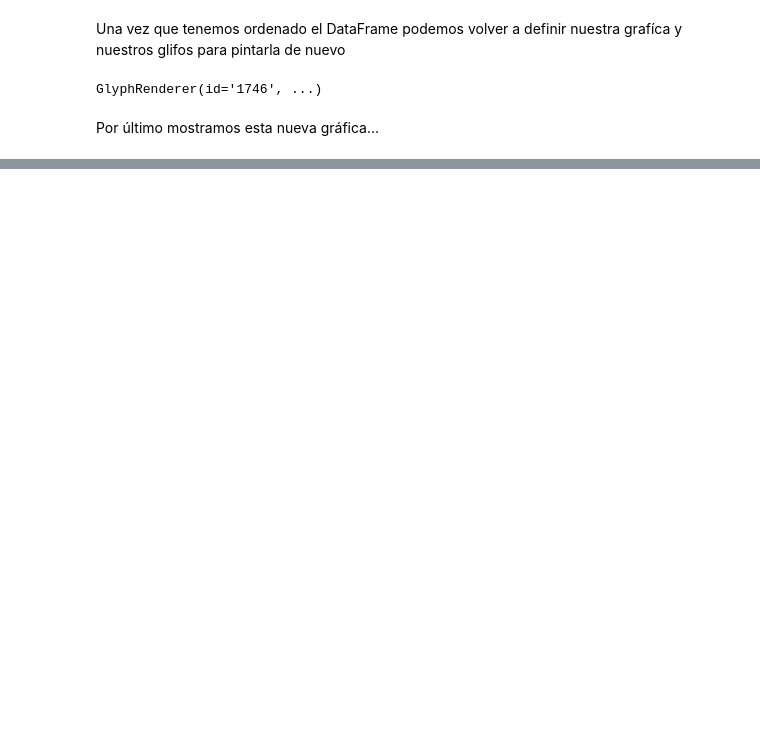
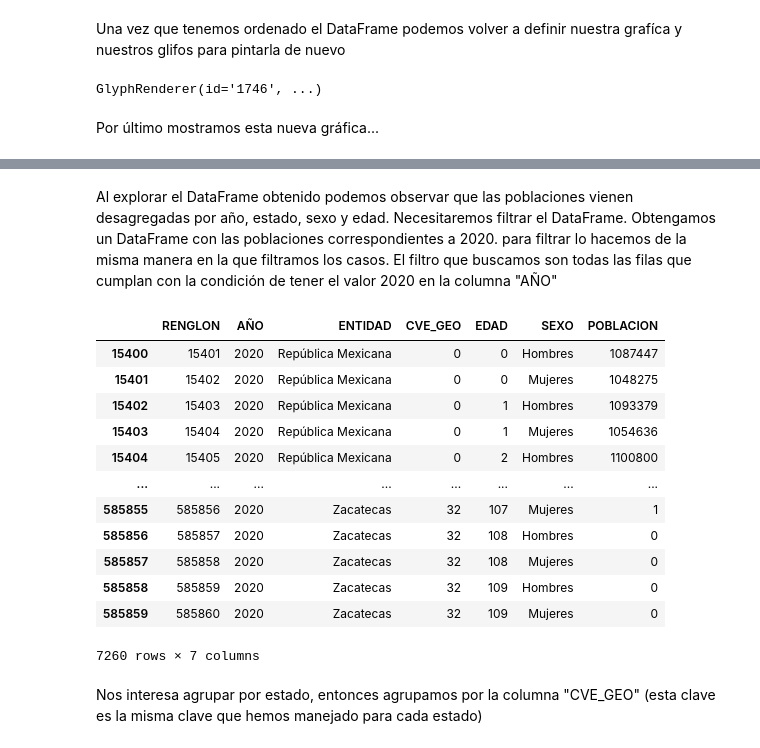
Before and after one commit to irvingfisica/taller01, a Jupyter notebook: taller_python.ipynb, the cells around one changed output, grey strips where cells are left out. Cells and saved outputs as stored; diff of their text form; code cells hidden in the pictures; blank space fills up the shorter version.

```diff
--- a/taller_python.ipynb
+++ b/taller_python.ipynb
@@ -880,0 +903,21 @@ bpl.show(s)
+# %% [markdown]
+Al explorar el DataFrame obtenido podemos observar que las poblaciones vienen desagregadas por año, estado, sexo y edad. Necesitaremos filtrar el DataFrame. Obtengamos un DataFrame con las poblaciones correspondientes a 2020. para filtrar lo hacemos de la misma manera en la que filtramos los casos. El filtro que buscamos son todas las filas que cumplan con la condición de tener el valor 2020 en la columna "AÑO"
+# %%
+pob2020 = poblaciones[poblaciones["AÑO"]==2020]
+pob2020
+# %% [output]
+|  | RENGLON | AÑO | ENTIDAD | CVE_GEO | EDAD | SEXO | POBLACION |
+| 15400 | 15401 | 2020 | República Mexicana | 0 | 0 | Hombres | 1087447 |
+| 15401 | 15402 | 2020 | República Mexicana | 0 | 0 | Mujeres | 1048275 |
+| 15402 | 15403 | 2020 | República Mexicana | 0 | 1 | Hombres | 1093379 |
+| 15403 | 15404 | 2020 | República Mexicana | 0 | 1 | Mujeres | 1054636 |
+| 15404 | 15405 | 2020 | República Mexicana | 0 | 2 | Hombres | 1100800 |
+| ... | ... | ... | ... | ... | ... | ... | ... |
+| 585855 | 585856 | 2020 | Zacatecas | 32 | 107 | Mujeres | 1 |
+| 585856 | 585857 | 2020 | Zacatecas | 32 | 108 | Hombres | 0 |
+| 585857 | 585858 | 2020 | Zacatecas | 32 | 108 | Mujeres | 0 |
+| 585858 | 585859 | 2020 | Zacatecas | 32 | 109 | Hombres | 0 |
+| 585859 | 585860 | 2020 | Zacatecas | 32 | 109 | Mujeres | 0 |
+7260 rows × 7 columns
+# %% [markdown]
+Nos interesa agrupar por estado, entonces agrupamos por la columna "CVE_GEO" (esta clave es la misma clave que hemos manejado para cada estado)
```
Also changed, not shown: parts of 19 cells of this notebook.
